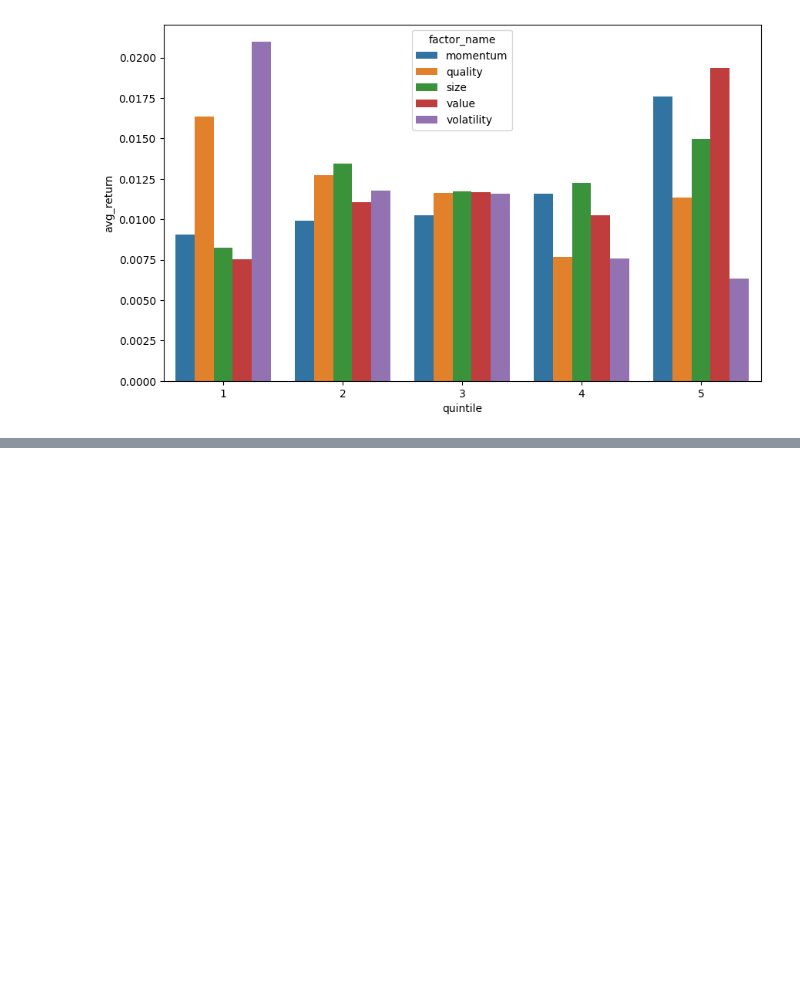
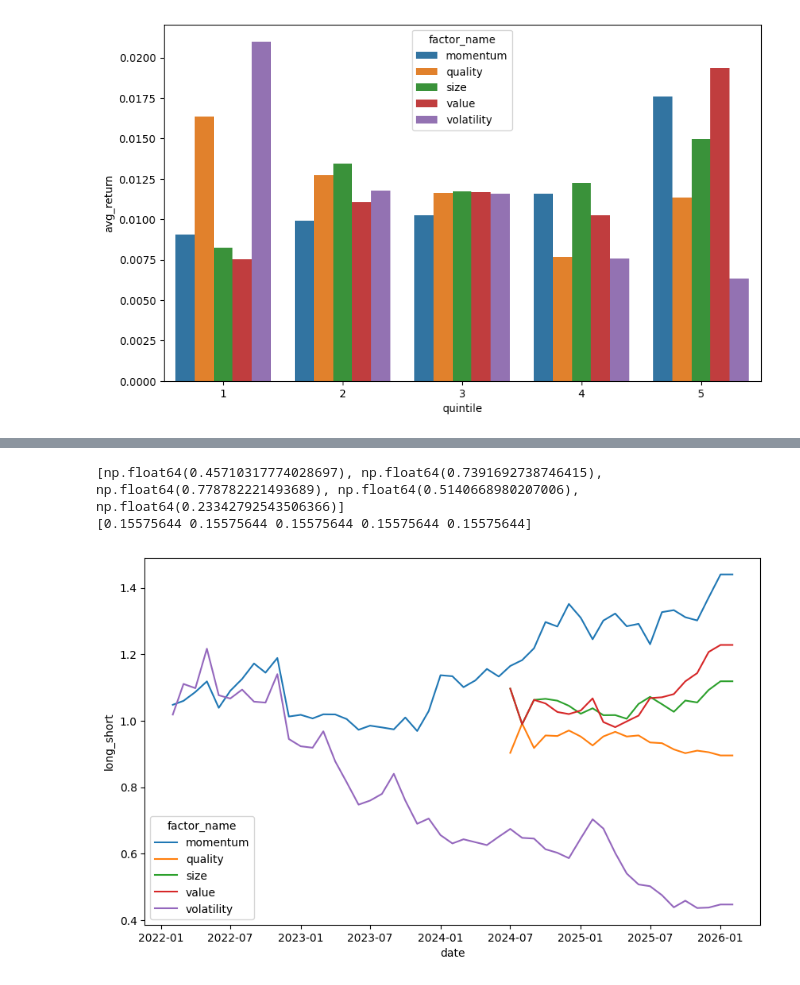
Before and after one commit to Tony-Steiner/factor-research-platform, a Jupyter notebook: notebooks/test_factors.ipynb, the cells around one changed output, grey strips where cells are left out. Drawn from its saved outputs; the diff is of its cells as text; code cells hidden in the pictures; blank space fills up the shorter version.

```diff
--- a/notebooks/test_factors.ipynb
+++ b/notebooks/test_factors.ipynb
@@ -307,0 +378,32 @@ plt.show()
+# %%
+print(bonferroni)
+print(bh_adjusted)
+# %% [output]
+[np.float64(0.45710317774028697), np.float64(0.7391692738746415), np.float64(0.778782221493689), np.float64(0.5140668980207006), np.float64(0.23342792543506366)]
+[0.15575644 0.15575644 0.15575644 0.15575644 0.15575644]
+# %%
+import sys
+sys.path.insert(0, 'C:/Users/pale4/projects/factor-research-platform')
+
+import os
+import numpy as np
+import pandas as pd
+import matplotlib.pyplot as plt
+import seaborn as sns
+from config.settings import engine
+from config.settings import PROJECT_ROOT
+
+sql_path = os.path.join(PROJECT_ROOT, 'sql', 'queries', 'backtest_returns.sql')
+
+backtest_query = open(sql_path).read()
+df_backtest = pd.read_sql(backtest_query, engine)
+# %%
+returns = df_backtest.sort_values(['factor_name', 'date']).copy()
+# %%
+cumulative = (1 + returns['long_short']).groupby([returns['factor_name']]).cumprod()
+# %%
+plt.figure(figsize = (10, 6))
+sns.lineplot(x = returns['date'], y = cumulative, hue = returns['factor_name'])
+plt.show()
+# %% [output]
+[figure, added]
```
Also changed, not shown: parts of 11 cells of this notebook, 4 other files.
